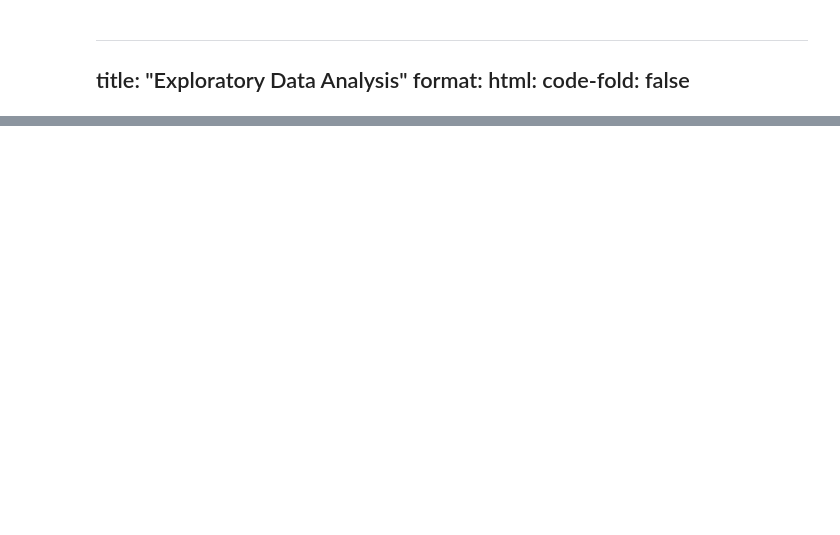
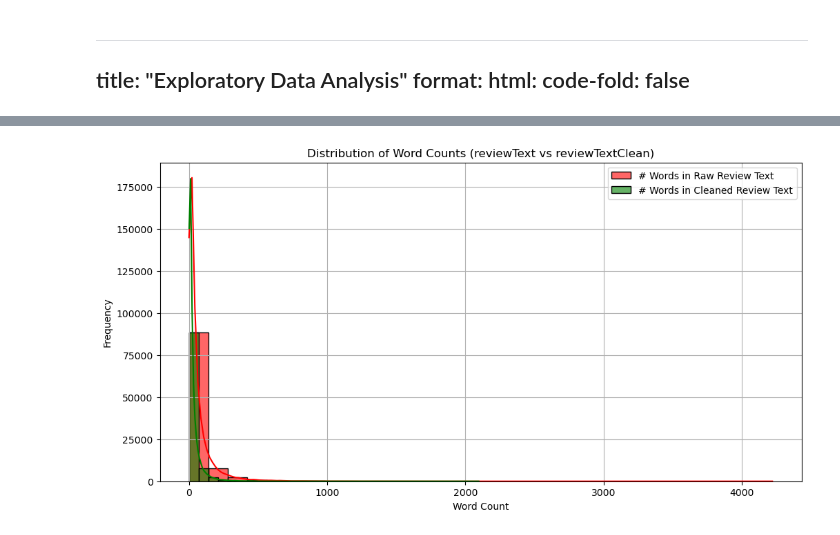
Before and after one commit to sm110101/portfolio_site, a Jupyter notebook: technical-details/eda/main.ipynb, the cells around one changed output, grey strips where cells are left out. Drawn from its saved outputs; the diff is of its cells as text; code cells hidden in the pictures; blank space fills up the shorter version.

```diff
--- a/technical-details/eda/main.ipynb
+++ b/technical-details/eda/main.ipynb
@@ -40,0 +49,10 @@ import nltk
+# %%
+import gzip
+
+# Pathway to raw data
+data_path = "../../data/processed-data/reviews_short.csv.gz"
+
+# Unzip the CSV file
+with gzip.open(data_path, 'rb') as f:
+    # Read the CSV file into a dataframe
+    reviews = pd.read_csv(f)
@@ -46,0 +141,16 @@ import nltk
+# %%
+#| echo: false
+reviews['reviewTextClean'] = reviews['reviewTextClean'].astype(str)
+# %%
+# Plotting distributions of word counts:
+plt.figure(figsize=(12,6))
+sns.histplot(reviews['reviewText'].apply(lambda x: len(x.split())), kde=True, bins=30, label="# Words in Raw Review Text", color="red", alpha=0.6)
+sns.histplot(reviews['reviewTextClean'].apply(lambda x: len(x.split())), kde=True, bins=30, label='# Words in Cleaned Review Text', color='green', alpha=0.6)
+plt.title('Distribution of Word Counts (reviewText vs reviewTextClean)')
+plt.xlabel('Word Count')
+plt.ylabel('Frequency')
+plt.legend()
+plt.grid(True)
+plt.show()
+# %% [output]
+[figure, added]
```
Also changed, not shown: parts of 24 cells of this notebook, 35 other files.
